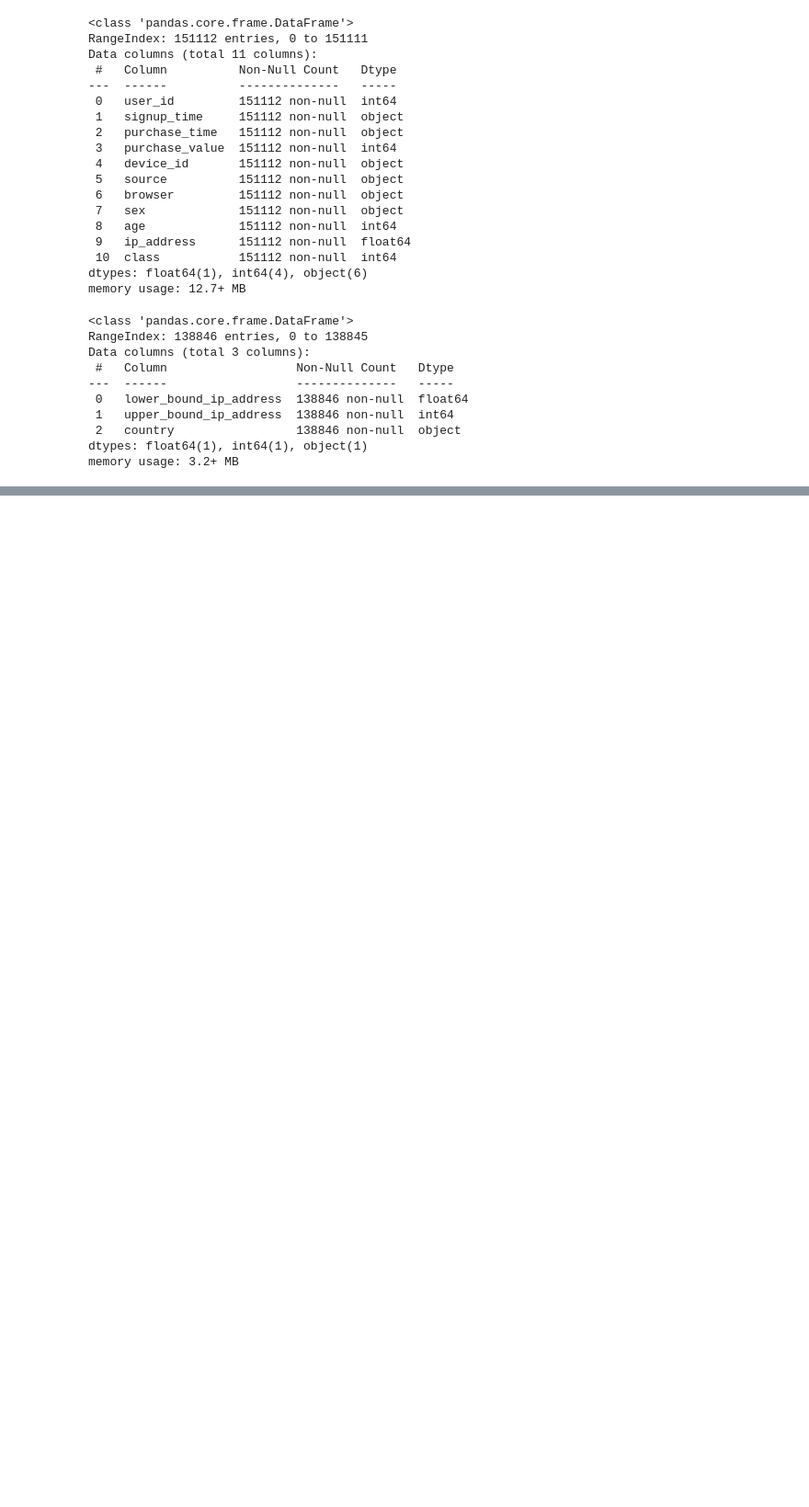
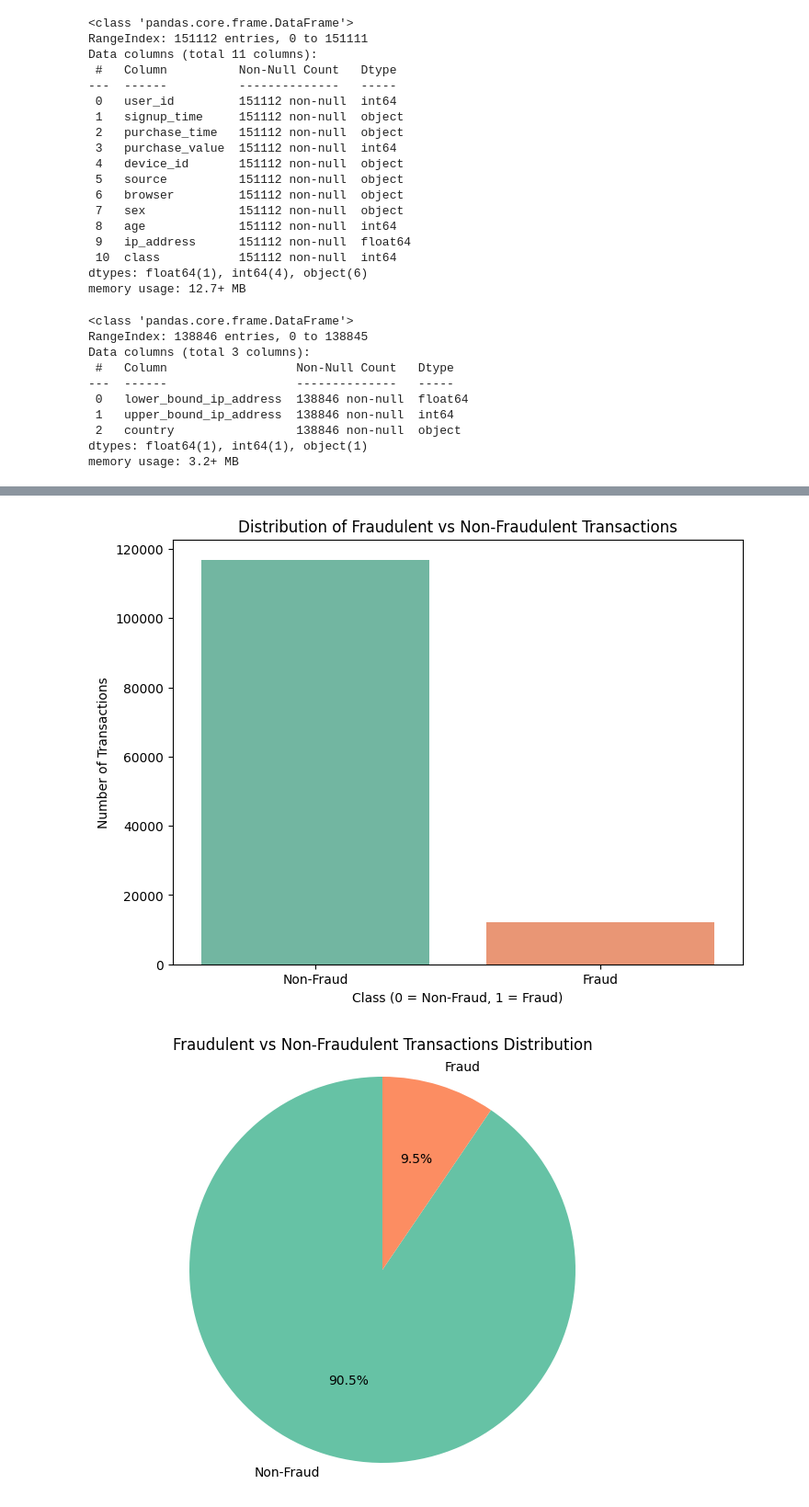
Before and after one commit to beza328/Fraud-Detection, a Jupyter notebook: Notebook/Eda.ipynb, the cells around one changed output, grey strips where cells are left out. Shown: that part at 92% size. Cells and saved outputs as stored; diff of their text form; code cells hidden in the pictures; blank space fills up the shorter version.

```diff
--- a/Notebook/Eda.ipynb
+++ b/Notebook/Eda.ipynb
@@ -75,6 +111,6 @@ Series([], dtype: int64)
 | 151111 | 138208 | 2015-06-10 07:02:20 | 2015-07-21 02:03:53 | 20 | ZINIADFCLHYPG | Direct | IE | M | 38 | ... |
 151112 rows × 11 columns
 # %%
-df = 'C:/Users/BEZA/Desktop/week8/Fraud-Detection/Data/creditcard.csv'
-data2 = ed.load_data(df)
+creditcard = 'C:/Users/BEZA/Desktop/week8/Fraud-Detection/Data/creditcard.csv'
+creditcard = ed.load_data(creditcard)
 # %% [output]
@@ -207,0 +274,3 @@ MemoryError: Unable to allocate 156. GiB for an array with shape (20981296752,)
+# %%
+merged_data = 'merged_ecommerce_data.csv'
+merged_data = ed.load_data(merged_data)
@@ -207,0 +343,6 @@ MemoryError: Unable to allocate 156. GiB for an array with shape (20981296752,)
+# %%
+ # Calculate class distribution
+class_distribution, fraud_percentage = ed.calculate_class_distribution(merged_data)
+print(class_distribution)
+print(f"Fraudulent Transactions Percentage: {fraud_percentage[1]:.2f}%")
+print(f"Non-Fraudulent Transactions Percentage: {fraud_percentage[0]:.2f}%")
@@ -207,0 +357,3 @@ MemoryError: Unable to allocate 156. GiB for an array with shape (20981296752,)
+# %%
+ed.plot_class_distribution(merged_data, class_distribution)
+# %% [output]
@@ -207,0 +363,2 @@ MemoryError: Unable to allocate 156. GiB for an array with shape (20981296752,)
+[figure, added]
+[figure, added]
```
Also changed, not shown: parts of 29 cells of this notebook, 3 other files.
